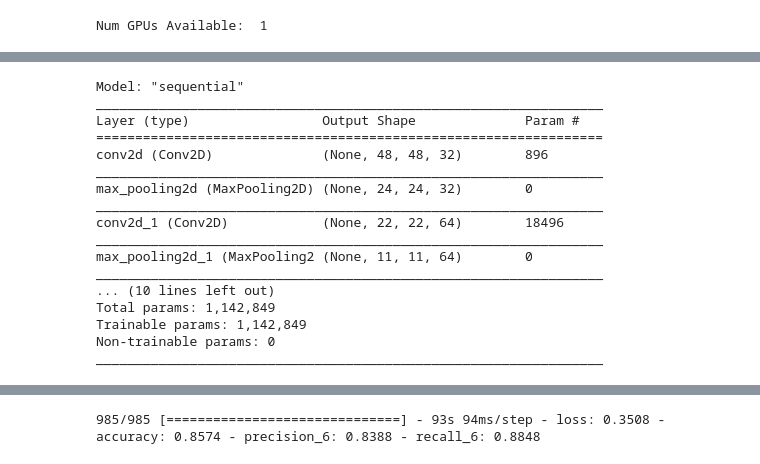
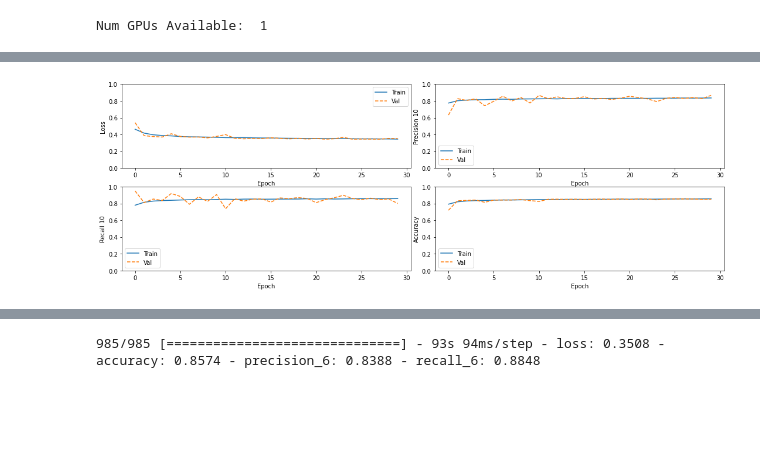
Before and after one commit to sechaparroc/BreastCancer, a Jupyter notebook: model/initial_model_test.ipynb, the cells around one changed output, grey strips where cells are left out. Saved outputs shown, nothing was run; the diff lists cells and outputs as text; code cells hidden in the pictures; blank space fills up the shorter version.

```diff
--- a/model/initial_model_test.ipynb
+++ b/model/initial_model_test.ipynb
@@ -255,21 +245 @@ model.evaluate(test_generator)
-# %%
-new_model.summary()
-# %% [output]
-Model: "sequential"
-_________________________________________________________________
-Layer (type)                 Output Shape              Param #
-=================================================================
-conv2d (Conv2D)              (None, 48, 48, 32)        896
-_________________________________________________________________
-max_pooling2d (MaxPooling2D) (None, 24, 24, 32)        0
-_________________________________________________________________
-conv2d_1 (Conv2D)            (None, 22, 22, 64)        18496
-_________________________________________________________________
-max_pooling2d_1 (MaxPooling2 (None, 11, 11, 64)        0
-_________________________________________________________________
-... (10 lines left out)
-Total params: 1,142,849
-Trainable params: 1,142,849
-Non-trainable params: 0
-_________________________________________________________________
 # %%
@@ -277,31 +253,18 @@ import matplotlib.pyplot as plt
 # %%
-def plot_history(history):
-    # Get the training data
-    history_dict = history.history
-    print(history_dict.keys())
-    loss_values = history_dict['loss']
-    val_loss_values = history_dict['val_loss']
-    acc_values = history_dict['accuracy']
-    val_acc_values = history_dict['val_accuracy']
-    epochs = range(1, len(loss_values) + 1)
-
-    # Visualize the training process: loss function
-    plt.figure()
-    plt.plot(epochs, loss_values, 'b', label='Training loss')
-    plt.plot(epochs, val_loss_values, 'r', label='Validation loss')
-    plt.xlabel('Epochs')
-    plt.ylabel('Loss')
-    plt.ylim([0, 2])
-    plt.legend()
-    plt.show()
-
-    # Visualize the accuracy
-    plt.figure()
-    plt.plot(epochs, acc_values, 'b', label='Training acc')
-    plt.plot(epochs, val_acc_values, 'r', label='Validation acc')
-    plt.xlabel('Epochs')
-    plt.ylabel('Accuracy')
-    plt.ylim([0, 1])
-    plt.legend()
-    plt.show()
+def plot_metrics(history, metrics = ['loss', 'precision_10', 'recall_10', 'accuracy']):
+    fig, axs = plt.subplots(len(metrics) // 2, 2)
+    fig.tight_layout()
+    for n, metric in enumerate(metrics):
+        name = metric.replace("_"," ").capitalize()
+        axs[n // 2, n % 2].plot(history.epoch, history.history[metric], color=colors[0], label='Train')
+        axs[n // 2, n % 2].plot(history.epoch, history.history['val_'+metric], color=colors[1], linestyle="--", label='Val')
+        axs[n // 2, n % 2].set_xlabel('Epoch')
+        axs[n // 2, n % 2].set_ylabel(name.split("_")[0])
+        axs[n // 2, n % 2].set_ylim([0,1])
+        axs[n // 2, n % 2].set_ylim([0,1])
+        axs[n // 2, n % 2].legend();
+# %%
+plot_metrics(history)
+# %% [output]
+[figure, added]
 # %%
```
Also changed, not shown: parts of 35 cells of this notebook, 2 other files.
